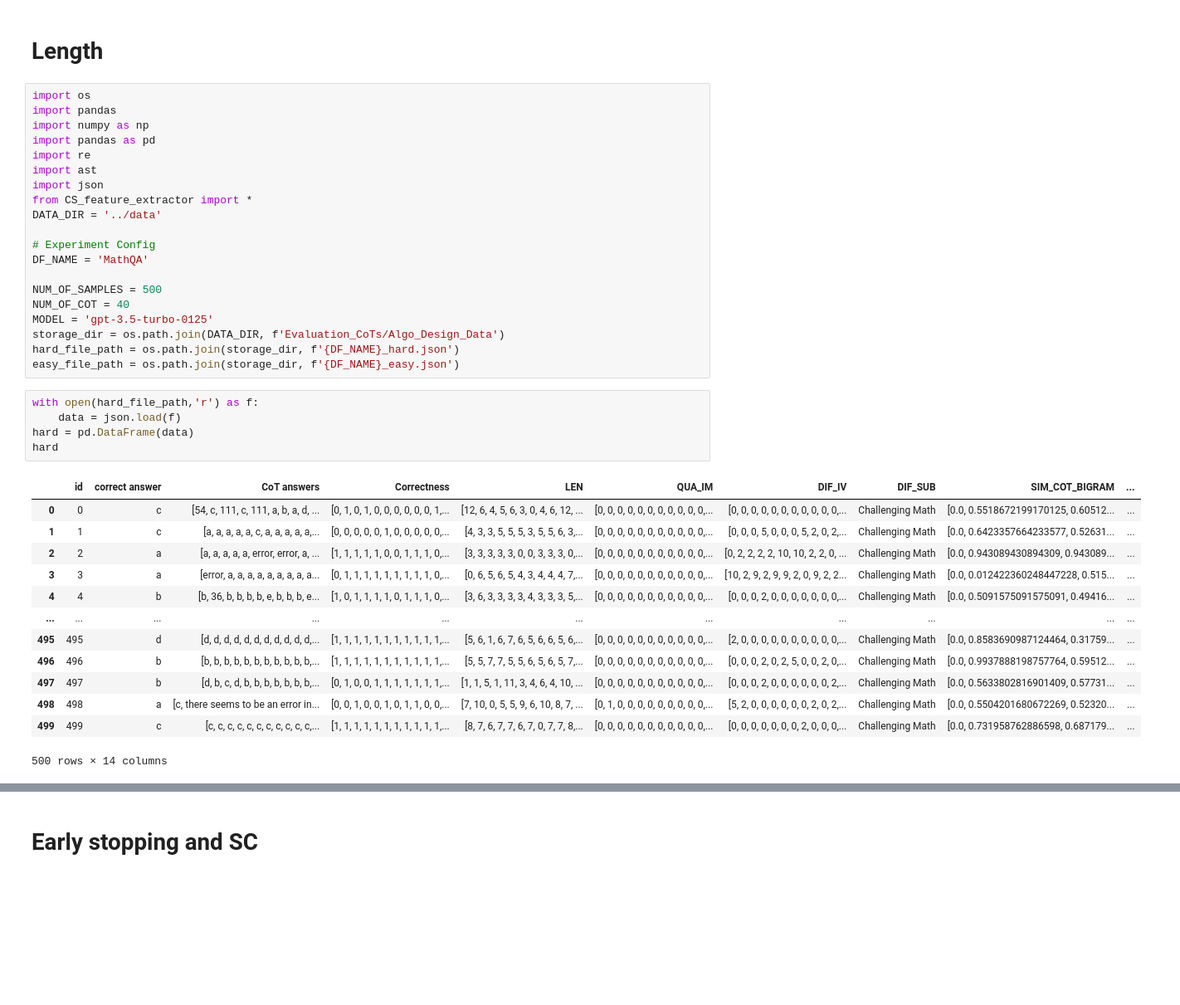
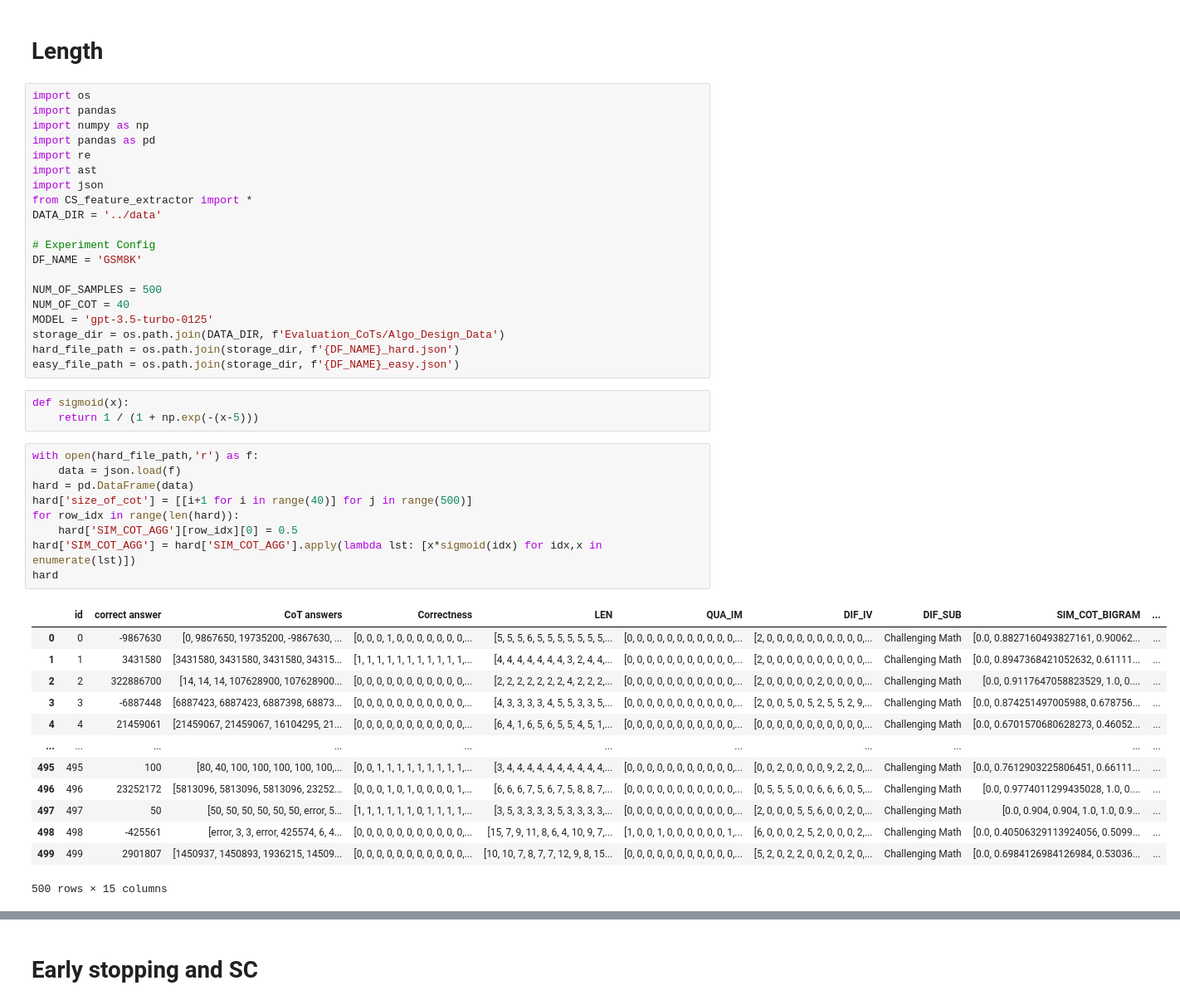
Before and after one commit to wan19990901/SC_conf, a Jupyter notebook: src/feature_selection.ipynb, the cells around one changed output, grey strips where cells are left out. Shown at 83% size. Drawn from its saved outputs; the diff is of its cells as text; blank space fills up the shorter version.

```diff
--- a/src/feature_selection.ipynb
+++ b/src/feature_selection.ipynb
@@ -12,7 +12,7 @@ from CS_feature_extractor import *
 DATA_DIR = '../data'
 
 # Experiment Config
-DF_NAME = 'MathQA'
+DF_NAME = 'GSM8K'
 
 NUM_OF_SAMPLES = 500
 NUM_OF_COT = 40
@@ -20,25 +20,32 @@ MODEL = 'gpt-3.5-turbo-0125'
 storage_dir = os.path.join(DATA_DIR, f'Evaluation_CoTs/Algo_Design_Data')
 hard_file_path = os.path.join(storage_dir, f'{DF_NAME}_hard.json')
 easy_file_path = os.path.join(storage_dir, f'{DF_NAME}_easy.json')
+# %%
+def sigmoid(x):
+    return 1 / (1 + np.exp(-(x-5)))
 # %%
 with open(hard_file_path,'r') as f:
     data = json.load(f)
 hard = pd.DataFrame(data)
+hard['size_of_cot'] = [[i+1 for i in range(40)] for j in range(500)]
+for row_idx in range(len(hard)):
+    hard['SIM_COT_AGG'][row_idx][0] = 0.5
+hard['SIM_COT_AGG'] = hard['SIM_COT_AGG'].apply(lambda lst: [x*sigmoid(idx) for idx,x in enumerate(lst)])
 hard
 # %% [output]
 |  | id | correct answer | CoT answers | Correctness | LEN | QUA_IM | DIF_IV | DIF_SUB | SIM_COT_BIGRAM | ... |
-| 0 | 0 | c | [54, c, 111, c, 111, a, b, a, d, ... | [0, 1, 0, 1, 0, 0, 0, 0, 0, 0, 1,... | [12, 6, 4, 5, 6, 3, 0, 4, 6, 12, ... | [0, 0, 0, 0, 0, 0, 0, 0, 0, 0, 0,... | [0, 0, 0, 0, 0, 0, 0, 0, 0, 0, 0,... | Challenging Math | [0.0, 0.5518672199170125, 0.60512... | ... |
-| 1 | 1 | c | [a, a, a, a, a, c, a, a, a, a, a,... | [0, 0, 0, 0, 0, 1, 0, 0, 0, 0, 0,... | [4, 3, 3, 5, 5, 5, 3, 5, 5, 6, 3,... | [0, 0, 0, 0, 0, 0, 0, 0, 0, 0, 0,... | [0, 0, 0, 5, 0, 0, 0, 5, 2, 0, 2,... | Challenging Math | [0.0, 0.6423357664233577, 0.52631... | ... |
-| 2 | 2 | a | [a, a, a, a, a, error, error, a, ... | [1, 1, 1, 1, 1, 0, 0, 1, 1, 1, 0,... | [3, 3, 3, 3, 3, 0, 0, 3, 3, 3, 0,... | [0, 0, 0, 0, 0, 0, 0, 0, 0, 0, 0,... | [0, 2, 2, 2, 2, 10, 10, 2, 2, 0, ... | Challenging Math | [0.0, 0.943089430894309, 0.943089... | ... |
-| 3 | 3 | a | [error, a, a, a, a, a, a, a, a, a... | [0, 1, 1, 1, 1, 1, 1, 1, 1, 1, 0,... | [0, 6, 5, 6, 5, 4, 3, 4, 4, 4, 7,... | [0, 0, 0, 0, 0, 0, 0, 0, 0, 0, 0,... | [10, 2, 9, 2, 9, 9, 2, 0, 9, 2, 2... | Challenging Math | [0.0, 0.012422360248447228, 0.515... | ... |
-| 4 | 4 | b | [b, 36, b, b, b, b, e, b, b, b, e... | [1, 0, 1, 1, 1, 1, 0, 1, 1, 1, 0,... | [3, 6, 3, 3, 3, 3, 4, 3, 3, 3, 5,... | [0, 0, 0, 0, 0, 0, 0, 0, 0, 0, 0,... | [0, 0, 0, 2, 0, 0, 0, 0, 0, 0, 0,... | Challenging Math | [0.0, 0.5091575091575091, 0.49416... | ... |
+| 0 | 0 | -9867630 | [0, 9867650, 19735200, -9867630, ... | [0, 0, 0, 1, 0, 0, 0, 0, 0, 0, 0,... | [5, 5, 5, 6, 5, 5, 5, 5, 5, 5, 5,... | [0, 0, 0, 0, 0, 0, 0, 0, 0, 0, 0,... | [2, 0, 0, 0, 0, 0, 0, 0, 0, 0, 0,... | Challenging Math | [0.0, 0.8827160493827161, 0.90062... | ... |
+| 1 | 1 | 3431580 | [3431580, 3431580, 3431580, 34315... | [1, 1, 1, 1, 1, 1, 1, 1, 1, 1, 1,... | [4, 4, 4, 4, 4, 4, 4, 3, 2, 4, 4,... | [0, 0, 0, 0, 0, 0, 0, 0, 0, 0, 0,... | [2, 0, 0, 0, 0, 0, 0, 0, 0, 0, 0,... | Challenging Math | [0.0, 0.8947368421052632, 0.61111... | ... |
+| 2 | 2 | 322886700 | [14, 14, 14, 107628900, 107628900... | [0, 0, 0, 0, 0, 0, 0, 0, 0, 0, 0,... | [2, 2, 2, 2, 2, 2, 2, 4, 2, 2, 2,... | [0, 0, 0, 0, 0, 0, 0, 0, 0, 0, 0,... | [2, 0, 0, 0, 0, 0, 2, 0, 0, 0, 0,... | Challenging Math | [0.0, 0.9117647058823529, 1.0, 0.... | ... |
+| 3 | 3 | -6887448 | [6887423, 6887423, 6887398, 68873... | [0, 0, 0, 0, 0, 0, 0, 0, 0, 0, 0,... | [4, 3, 3, 3, 3, 4, 5, 5, 3, 3, 5,... | [0, 0, 0, 0, 0, 0, 0, 0, 0, 0, 0,... | [2, 0, 0, 5, 0, 5, 2, 5, 5, 2, 9,... | Challenging Math | [0.0, 0.874251497005988, 0.678756... | ... |
+| 4 | 4 | 21459061 | [21459067, 21459067, 16104295, 21... | [0, 0, 0, 0, 0, 0, 0, 0, 0, 0, 0,... | [6, 4, 1, 6, 5, 6, 5, 5, 4, 5, 1,... | [0, 0, 0, 0, 0, 0, 0, 0, 0, 0, 0,... | [0, 0, 0, 0, 0, 0, 0, 0, 0, 0, 0,... | Challenging Math | [0.0, 0.6701570680628273, 0.46052... | ... |
 | ... | ... | ... | ... | ... | ... | ... | ... | ... | ... | ... |
-| 495 | 495 | d | [d, d, d, d, d, d, d, d, d, d, d,... | [1, 1, 1, 1, 1, 1, 1, 1, 1, 1, 1,... | [5, 6, 1, 6, 7, 6, 5, 6, 6, 5, 6,... | [0, 0, 0, 0, 0, 0, 0, 0, 0, 0, 0,... | [2, 0, 0, 0, 0, 0, 0, 0, 0, 0, 0,... | Challenging Math | [0.0, 0.8583690987124464, 0.31759... | ... |
-| 496 | 496 | b | [b, b, b, b, b, b, b, b, b, b, b,... | [1, 1, 1, 1, 1, 1, 1, 1, 1, 1, 1,... | [5, 5, 7, 7, 5, 5, 6, 5, 6, 5, 7,... | [0, 0, 0, 0, 0, 0, 0, 0, 0, 0, 0,... | [0, 0, 0, 2, 0, 2, 5, 0, 0, 2, 0,... | Challenging Math | [0.0, 0.9937888198757764, 0.59512... | ... |
-| 497 | 497 | b | [d, b, c, d, b, b, b, b, b, b, b,... | [0, 1, 0, 0, 1, 1, 1, 1, 1, 1, 1,... | [1, 1, 5, 1, 11, 3, 4, 6, 4, 10, ... | [0, 0, 0, 0, 0, 0, 0, 0, 0, 0, 0,... | [0, 0, 0, 2, 0, 0, 0, 0, 0, 0, 2,... | Challenging Math | [0.0, 0.5633802816901409, 0.57731... | ... |
-| 498 | 498 | a | [c, there seems to be an error in... | [0, 0, 1, 0, 0, 1, 0, 1, 1, 0, 0,... | [7, 10, 0, 5, 5, 9, 6, 10, 8, 7, ... | [0, 1, 0, 0, 0, 0, 0, 0, 0, 0, 0,... | [5, 2, 0, 0, 0, 0, 0, 0, 2, 0, 2,... | Challenging Math | [0.0, 0.5504201680672269, 0.52320... | ... |
-| 499 | 499 | c | [c, c, c, c, c, c, c, c, c, c, c,... | [1, 1, 1, 1, 1, 1, 1, 1, 1, 1, 1,... | [8, 7, 6, 7, 7, 6, 7, 0, 7, 7, 8,... | [0, 0, 0, 0, 0, 0, 0, 0, 0, 0, 0,... | [0, 0, 0, 0, 0, 0, 0, 2, 0, 0, 0,... | Challenging Math | [0.0, 0.731958762886598, 0.687179... | ... |
+| 495 | 495 | 100 | [80, 40, 100, 100, 100, 100, 100,... | [0, 0, 1, 1, 1, 1, 1, 1, 1, 1, 1,... | [3, 4, 4, 4, 4, 4, 4, 4, 4, 4, 4,... | [0, 0, 0, 0, 0, 0, 0, 0, 0, 0, 0,... | [0, 0, 2, 0, 0, 0, 0, 9, 2, 2, 0,... | Challenging Math | [0.0, 0.7612903225806451, 0.66111... | ... |
+| 496 | 496 | 23252172 | [5813096, 5813096, 5813096, 23252... | [0, 0, 0, 1, 0, 1, 0, 0, 0, 0, 1,... | [6, 6, 6, 7, 5, 6, 7, 5, 8, 8, 7,... | [0, 0, 0, 0, 0, 0, 0, 0, 0, 0, 0,... | [0, 5, 5, 5, 0, 0, 6, 6, 6, 0, 5,... | Challenging Math | [0.0, 0.9774011299435028, 1.0, 0.... | ... |
+| 497 | 497 | 50 | [50, 50, 50, 50, 50, 50, error, 5... | [1, 1, 1, 1, 1, 1, 0, 1, 1, 1, 1,... | [3, 5, 3, 3, 3, 3, 5, 3, 3, 3, 3,... | [0, 0, 0, 0, 0, 0, 0, 0, 0, 0, 0,... | [2, 0, 0, 0, 5, 5, 6, 0, 0, 2, 0,... | Challenging Math | [0.0, 0.904, 0.904, 1.0, 1.0, 0.9... | ... |
+| 498 | 498 | -425561 | [error, 3, 3, error, 425574, 6, 4... | [0, 0, 0, 0, 0, 0, 0, 0, 0, 0, 0,... | [15, 7, 9, 11, 8, 6, 4, 10, 9, 7,... | [1, 0, 0, 1, 0, 0, 0, 0, 0, 0, 1,... | [6, 0, 0, 0, 2, 5, 2, 0, 0, 0, 2,... | Challenging Math | [0.0, 0.40506329113924056, 0.5099... | ... |
+| 499 | 499 | 2901807 | [1450937, 1450893, 1936215, 14509... | [0, 0, 0, 0, 0, 0, 0, 0, 0, 0, 0,... | [10, 10, 7, 8, 7, 7, 12, 9, 8, 15... | [0, 0, 0, 0, 0, 0, 0, 0, 0, 0, 0,... | [5, 2, 0, 2, 2, 0, 0, 2, 0, 2, 0,... | Challenging Math | [0.0, 0.6984126984126984, 0.53036... | ... |
-500 rows × 14 columns
+500 rows × 15 columns
 # %%
 with open(easy_file_path,'r') as f:
     data = json.load(f)
```
Also changed, not shown: parts of 40 cells of this notebook, 4 other files.
